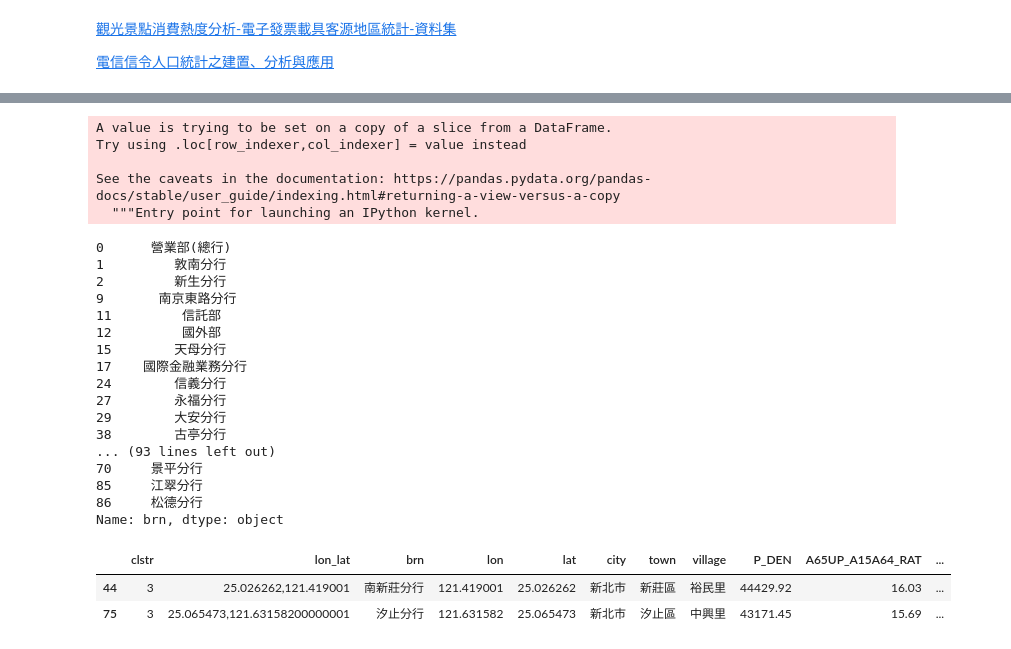
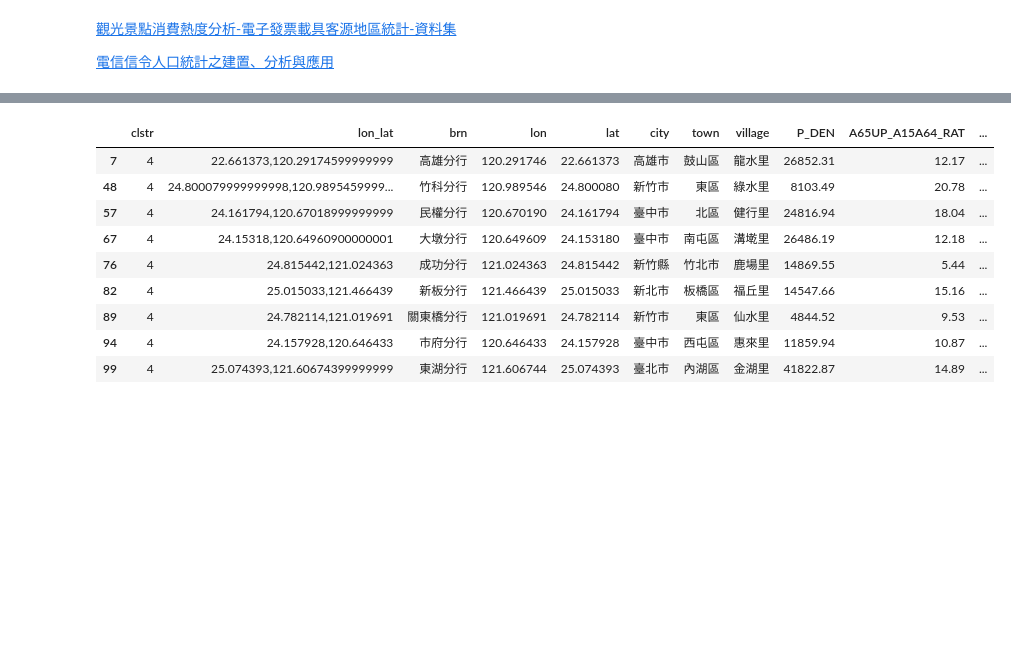
Before and after one commit to alexlautw9527/for_notebook, a Jupyter notebook: 政府地理資訊整理.ipynb, the cells around one changed output, grey strips where cells are left out. Drawn from its saved outputs; the diff is of its cells as text; code cells hidden in the pictures; blank space fills up the shorter version.

```diff
--- a/政府地理資訊整理.ipynb
+++ b/政府地理資訊整理.ipynb
@@ -306,35 +308,14 @@ ValueError: ignored
-# %%
-fnl_df['clstr']=clustering.labels_
-# %% [output]
-A value is trying to be set on a copy of a slice from a DataFrame.
-Try using .loc[row_indexer,col_indexer] = value instead
-
-See the caveats in the documentation: https://pandas.pydata.org/pandas-docs/stable/user_guide/indexing.html#returning-a-view-versus-a-copy
-  """Entry point for launching an IPython kernel.
 # %%
-for i in [0,1,2,3,4]:
-  print(fnl_df[fnl_df['clstr']==i]['brn'])
+i=4
+fnl_df[fnl_df['clstr']==i]
 # %% [output]
-0      營業部(總行)
-1         敦南分行
-2         新生分行
-9       南京東路分行
-11         信託部
-12         國外部
-15        天母分行
-17    國際金融業務分行
-24        信義分行
-27        永福分行
-29        大安分行
-38        古亭分行
-... (93 lines left out)
-70     景平分行
-85     江翠分行
-86     松德分行
-Name: brn, dtype: object
+|  | clstr | lon_lat | brn | lon | lat | city | town | village | P_DEN | A65UP_A15A64_RAT | ... |
+| 7 | 4 | 22.661373,120.29174599999999 | 高雄分行 | 120.291746 | 22.661373 | 高雄市 | 鼓山區 | 龍水里 | 26852.31 | 12.17 | ... |
+| 48 | 4 | 24.800079999999998,120.9895459999... | 竹科分行 | 120.989546 | 24.800080 | 新竹市 | 東區 | 綠水里 | 8103.49 | 20.78 | ... |
+| 57 | 4 | 24.161794,120.67018999999999 | 民權分行 | 120.670190 | 24.161794 | 臺中市 | 北區 | 健行里 | 24816.94 | 18.04 | ... |
+| 67 | 4 | 24.15318,120.64960900000001 | 大墩分行 | 120.649609 | 24.153180 | 臺中市 | 南屯區 | 溝墘里 | 26486.19 | 12.18 | ... |
+| 76 | 4 | 24.815442,121.024363 | 成功分行 | 121.024363 | 24.815442 | 新竹縣 | 竹北市 | 鹿場里 | 14869.55 | 5.44 | ... |
+| 82 | 4 | 25.015033,121.466439 | 新板分行 | 121.466439 | 25.015033 | 新北市 | 板橋區 | 福丘里 | 14547.66 | 15.16 | ... |
+| 89 | 4 | 24.782114,121.019691 | 關東橋分行 | 121.019691 | 24.782114 | 新竹市 | 東區 | 仙水里 | 4844.52 | 9.53 | ... |
+| 94 | 4 | 24.157928,120.646433 | 市府分行 | 120.646433 | 24.157928 | 臺中市 | 西屯區 | 惠來里 | 11859.94 | 10.87 | ... |
+| 99 | 4 | 25.074393,121.60674399999999 | 東湖分行 | 121.606744 | 25.074393 | 臺北市 | 內湖區 | 金湖里 | 41822.87 | 14.89 | ... |
-# %%
-fnl_df[fnl_df['clstr']==3]
-# %% [output]
-|  | clstr | lon_lat | brn | lon | lat | city | town | village | P_DEN | A65UP_A15A64_RAT | ... |
-| 44 | 3 | 25.026262,121.419001 | 南新莊分行 | 121.419001 | 25.026262 | 新北市 | 新莊區 | 裕民里 | 44429.92 | 16.03 | ... |
-| 75 | 3 | 25.065473,121.63158200000001 | 汐止分行 | 121.631582 | 25.065473 | 新北市 | 汐止區 | 中興里 | 43171.45 | 15.69 | ... |
```
Also changed, not shown: parts of 10 cells of this notebook.
